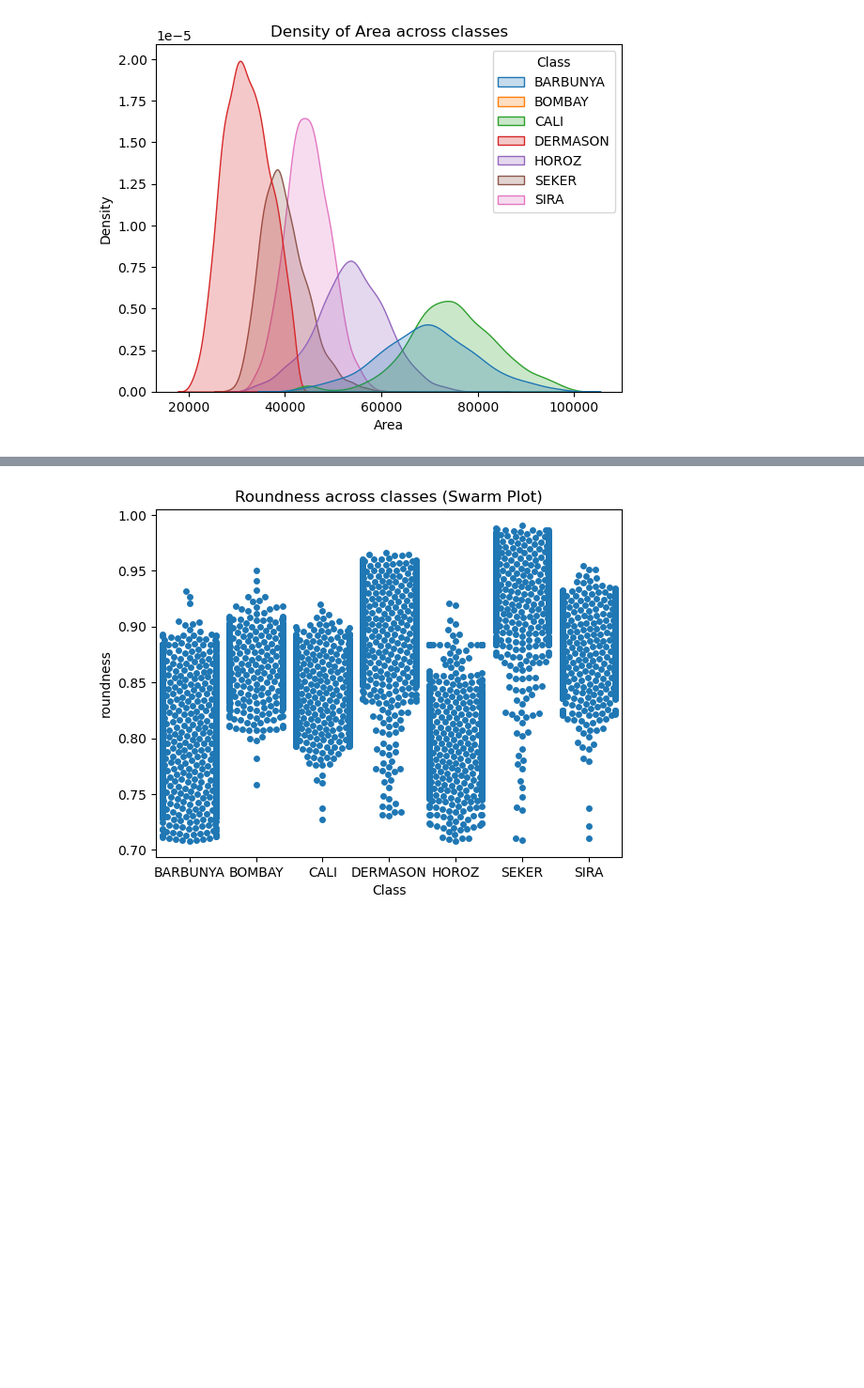
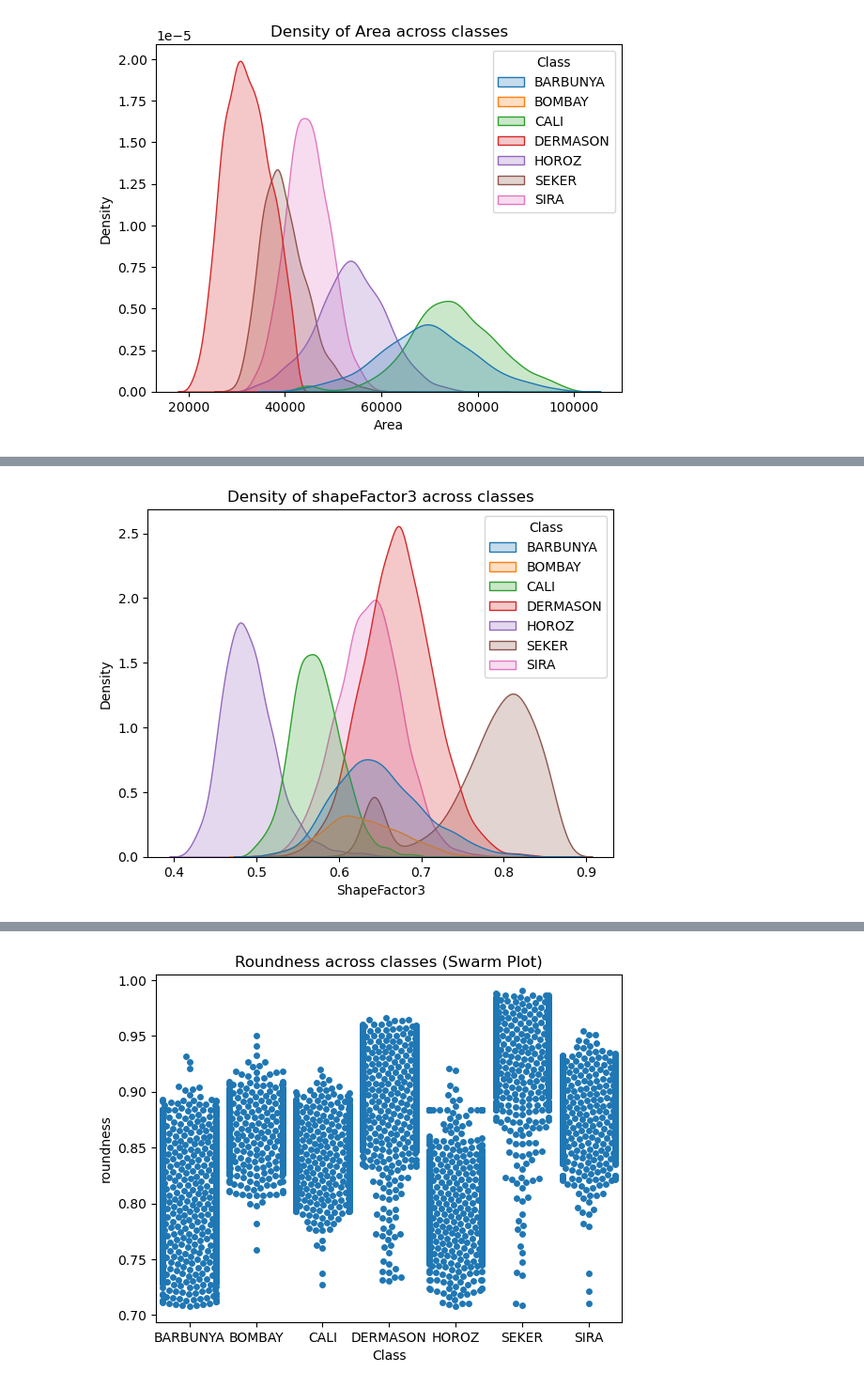
Before and after one commit to shivbhosale2006/machine-learning-dry-bean-dataset, a Jupyter notebook: assignment2_1.ipynb, the cells around one changed output, grey strips where cells are left out. Shown at 94% size. Cells and saved outputs as stored; diff of their text form; code cells hidden in the pictures; blank space fills up the shorter version.

```diff
--- a/assignment2_1.ipynb
+++ b/assignment2_1.ipynb
@@ -225,0 +238,6 @@ plt.show()
+# %%
+sns.kdeplot(data=df, x='ShapeFactor3', hue='Class', fill=True)
+plt.title("Density of shapeFactor3 across classes")
+plt.show()
+# %% [output]
+[figure, added]
```
Also changed, not shown: parts of 64 cells of this notebook.
